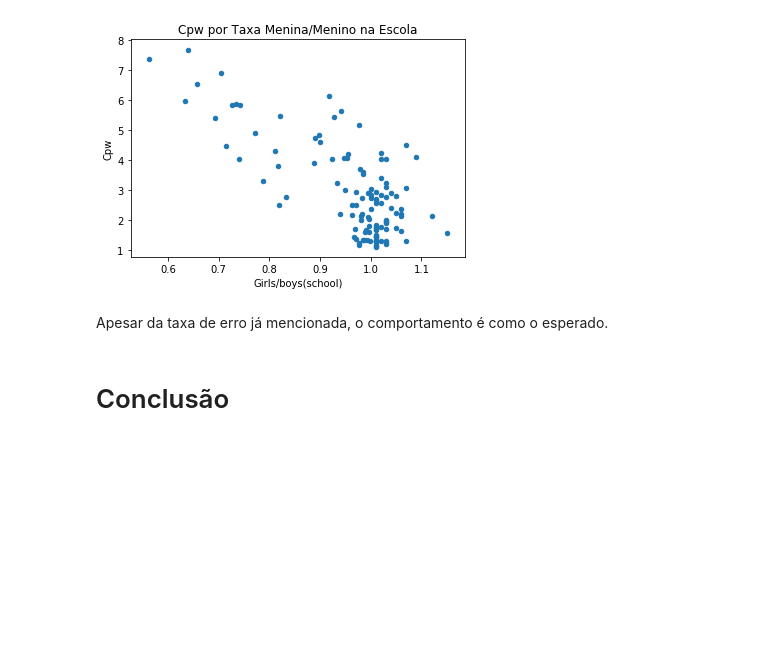
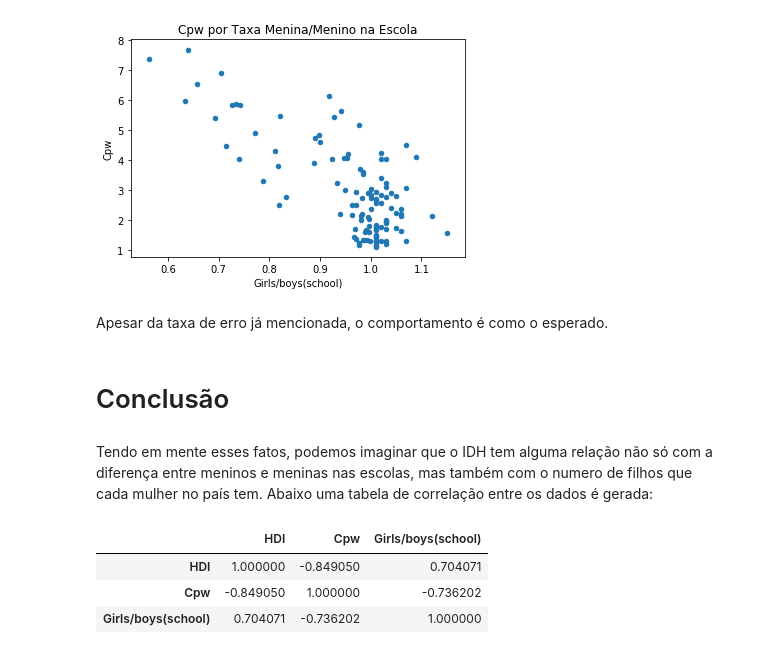
Before and after one commit to mikomoares/Dados1, a Jupyter notebook: Projeto1_MichelJoseMoraes/Projeto1_Dados_MichelJoseMoraes2A.ipynb, the cells around one changed output. Saved outputs shown, nothing was run; the diff lists cells and outputs as text; code cells hidden in the pictures; blank space fills up the shorter version.

```diff
--- a/Projeto1_MichelJoseMoraes/Projeto1_Dados_MichelJoseMoraes2A.ipynb
+++ b/Projeto1_MichelJoseMoraes/Projeto1_Dados_MichelJoseMoraes2A.ipynb
@@ -114,3 +114,13 @@ data.plot.scatter(y="Cpw", x = "Girls/boys(school)", title= "Cpw por Taxa Menina
 Apesar da taxa de erro já mencionada, o comportamento é como o esperado.
 # %% [markdown]
 # Conclusão
+# %% [markdown]
+Tendo em mente esses fatos, podemos imaginar que o IDH tem alguma relação não só com a diferença entre meninos e meninas nas escolas, mas também com o numero de filhos que cada mulher no país tem.
+Abaixo uma tabela de correlação entre os dados é gerada:
+# %%
+data.corr()
+# %% [output]
+|  | HDI | Cpw | Girls/boys(school) |
+| HDI | 1.000000 | -0.849050 | 0.704071 |
+| Cpw | -0.849050 | 1.000000 | -0.736202 |
+| Girls/boys(school) | 0.704071 | -0.736202 | 1.000000 |
```
Also changed, not shown: parts of 4 cells of this notebook.
